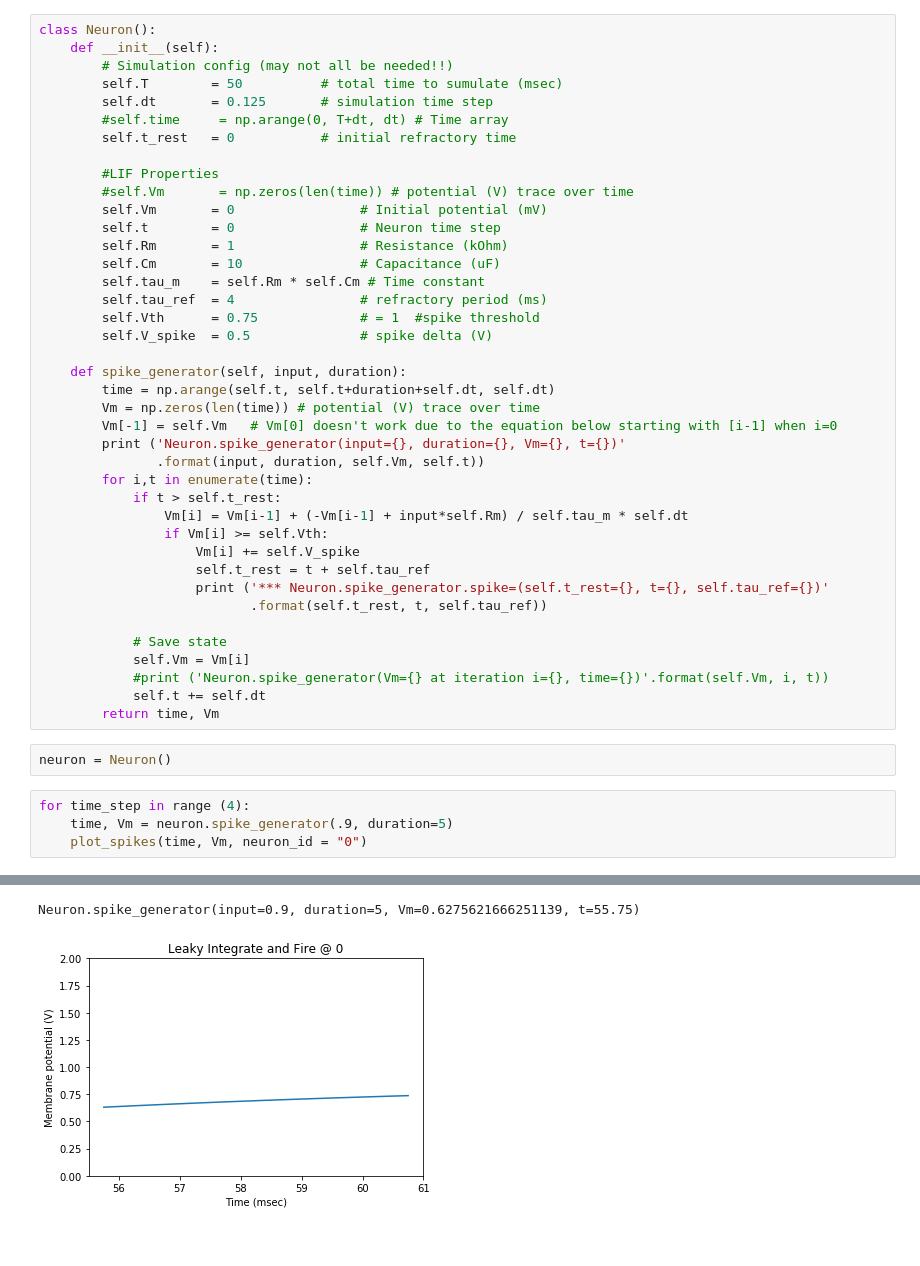
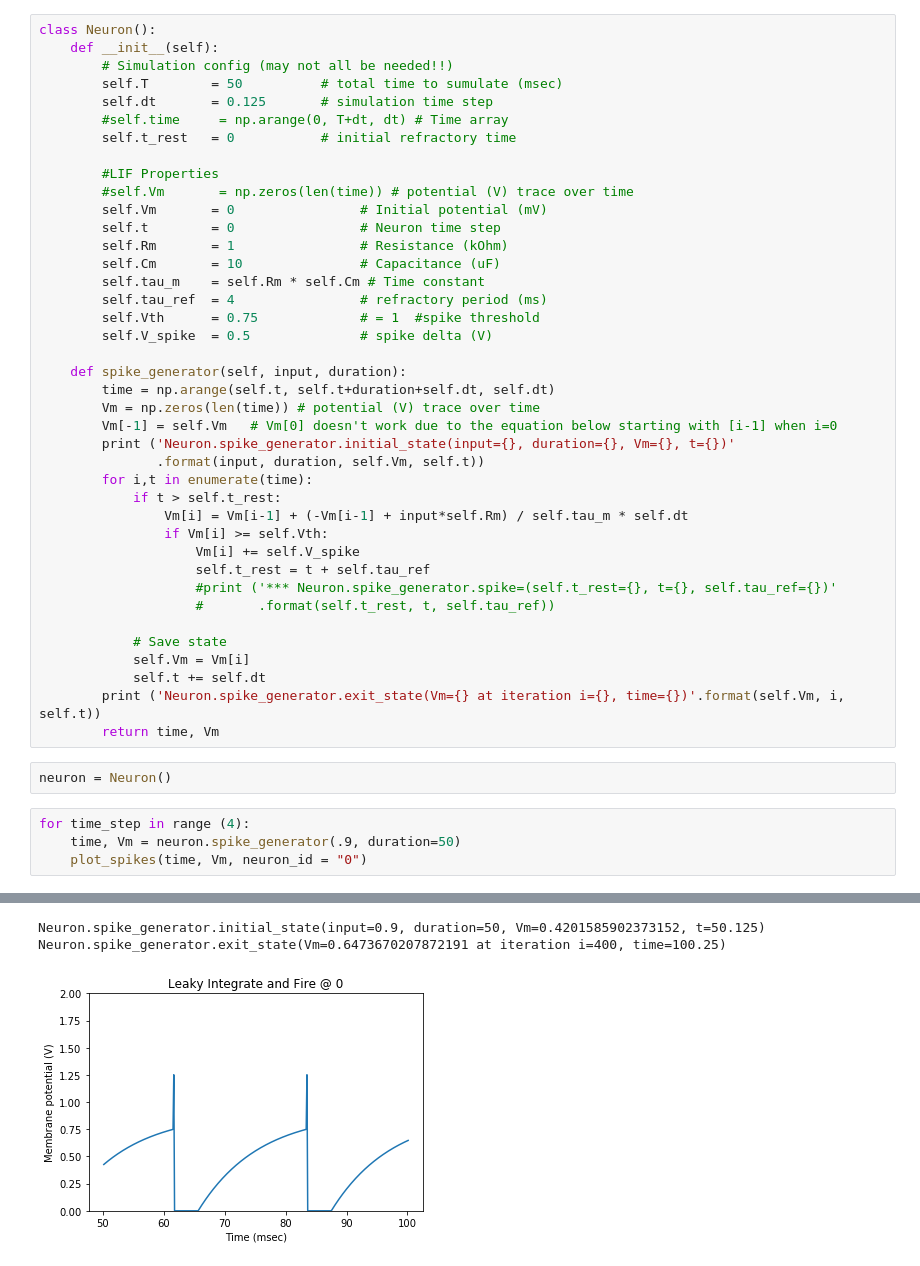
Before and after one commit to markstrefford/Spiking-Neural-Network, a Jupyter notebook: SNN_0.ipynb, the cells around one changed output, grey strips where cells are left out. Drawn from its saved outputs; the diff is of its cells as text.

Commit message:
State working
Next action is to ensure that vm[-1] is calculated as part of the loop
and isn't a reference to the initial state!

```diff
--- a/SNN_0.ipynb
+++ b/SNN_0.ipynb
@@ -54,7 +54,7 @@ class Neuron():
         time = np.arange(self.t, self.t+duration+self.dt, self.dt)
         Vm = np.zeros(len(time)) # potential (V) trace over time
         Vm[-1] = self.Vm   # Vm[0] doesn't work due to the equation below starting with [i-1] when i=0
-        print ('Neuron.spike_generator(input={}, duration={}, Vm={}, t={})'
+        print ('Neuron.spike_generator.initial_state(input={}, duration={}, Vm={}, t={})'
                .format(input, duration, self.Vm, self.t))
         for i,t in enumerate(time):
             if t > self.t_rest:
@@ -62,18 +62,18 @@ class Neuron():
                 if Vm[i] >= self.Vth:
                     Vm[i] += self.V_spike
                     self.t_rest = t + self.tau_ref
-                    print ('*** Neuron.spike_generator.spike=(self.t_rest={}, t={}, self.tau_ref={})'
-                           .format(self.t_rest, t, self.tau_ref))
+                    #print ('*** Neuron.spike_generator.spike=(self.t_rest={}, t={}, self.tau_ref={})'
+                    #       .format(self.t_rest, t, self.tau_ref))
 
             # Save state
             self.Vm = Vm[i]
-            #print ('Neuron.spike_generator(Vm={} at iteration i={}, time={})'.format(self.Vm, i, t))
             self.t += self.dt
+        print ('Neuron.spike_generator.exit_state(Vm={} at iteration i={}, time={})'.format(self.Vm, i, self.t))
         return time, Vm
 # %%
 neuron = Neuron()
 # %%
 for time_step in range (4):
-    time, Vm = neuron.spike_generator(.9, duration=5)
+    time, Vm = neuron.spike_generator(.9, duration=50)
     plot_spikes(time, Vm, neuron_id = "0")
 # %% [output]
@@ -82,2 +83,3 @@ Neuron.spike_generator(input=0.9, duration=5, Vm=0.44370454644993257, t=50.625)
-Neuron.spike_generator(input=0.9, duration=5, Vm=0.6275621666251139, t=55.75)
+Neuron.spike_generator.initial_state(input=0.9, duration=50, Vm=0.4201585902373152, t=50.125)
+Neuron.spike_generator.exit_state(Vm=0.6473670207872191 at iteration i=400, time=100.25)
-[figure, old version]
+[figure, new version]
```
Also changed, not shown: parts of 1 cell of this notebook.
